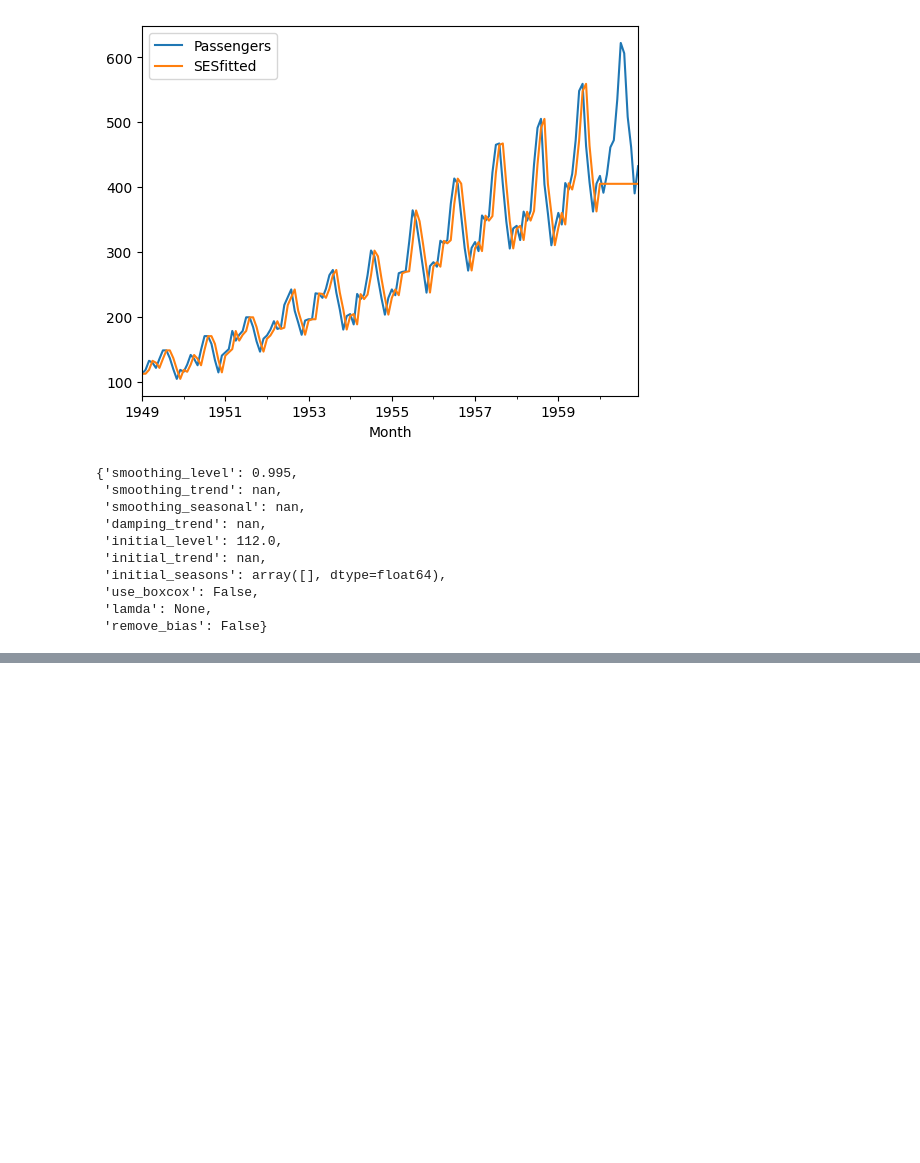
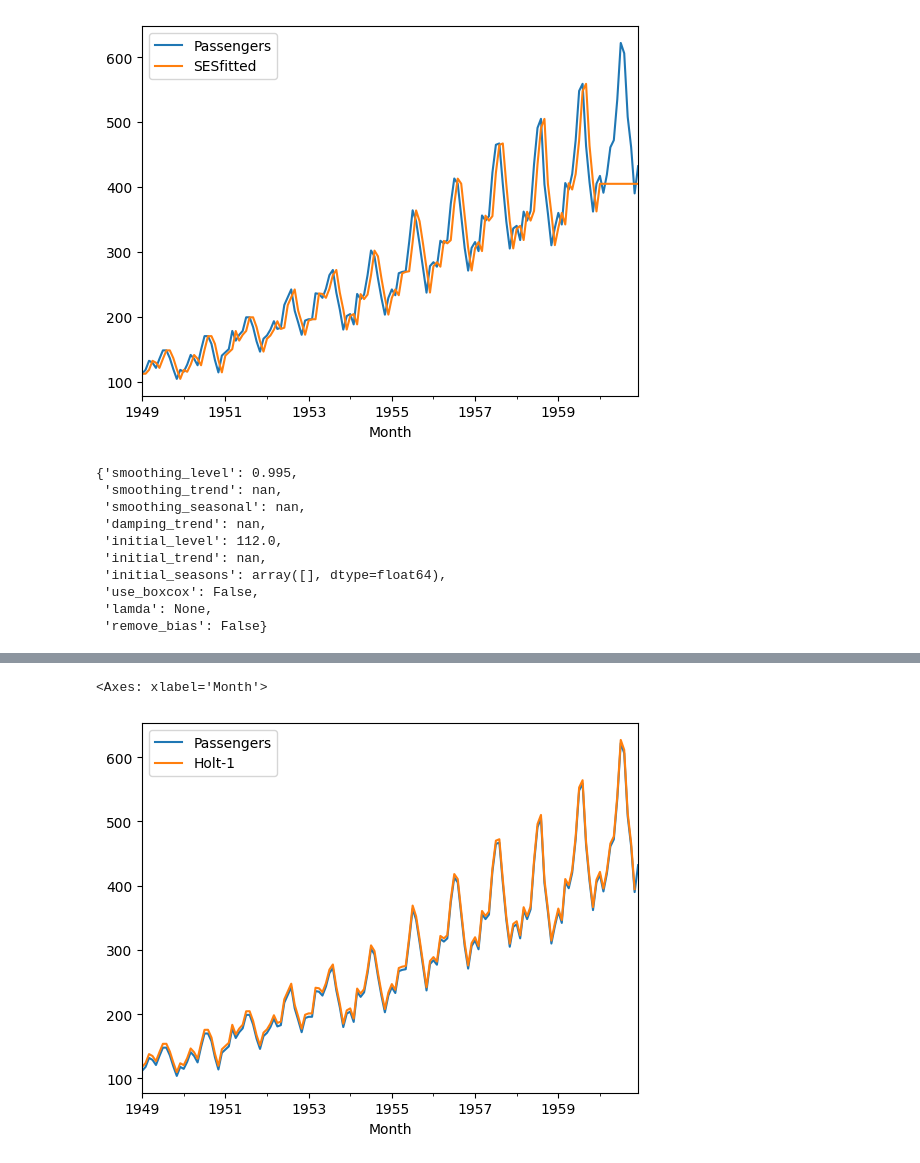
Before and after one commit to yeesem/Time-Series-Data-Analysis, a Jupyter notebook: EWMA_&_Holt_Winters.ipynb, the cells around one changed output, grey strips where cells are left out. Drawn from its saved outputs; the diff is of its cells as text; code cells hidden in the pictures; blank space fills up the shorter version.

```diff
--- a/EWMA_&_Holt_Winters.ipynb
+++ b/EWMA_&_Holt_Winters.ipynb
@@ -206,0 +211,7 @@ res.params
+# %%
+###Wrong
+df['Holt-1'] = df['Holt'].shift(-1)
+df[['Passengers','Holt-1']].plot()
+# %% [output]
+<Axes: xlabel='Month'>
+[figure, added]
```
Also changed, not shown: parts of 24 cells of this notebook.
